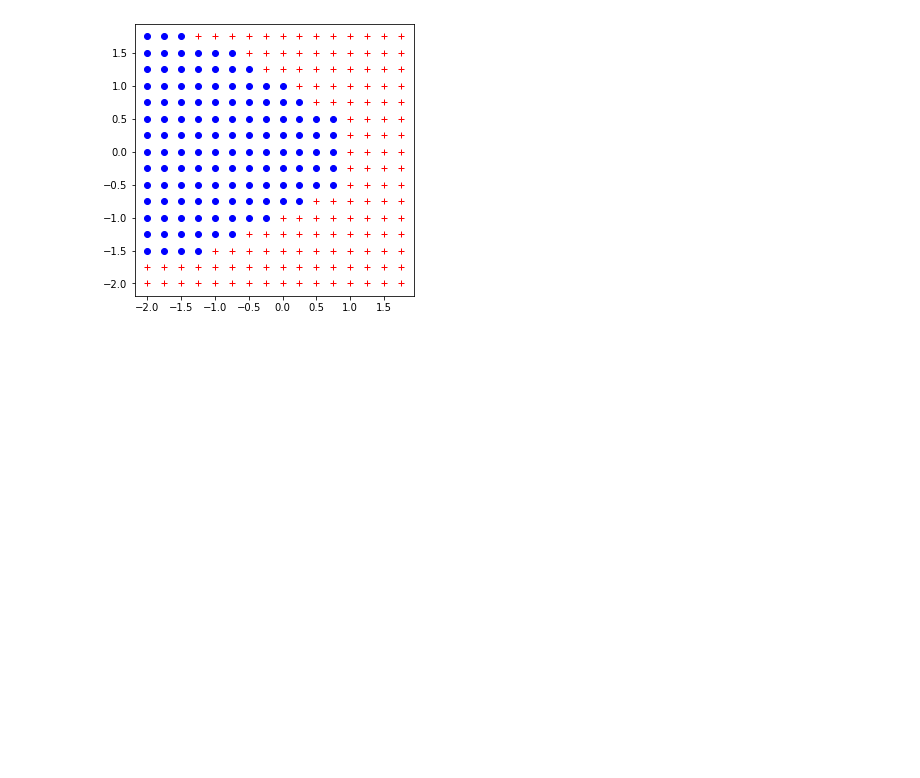
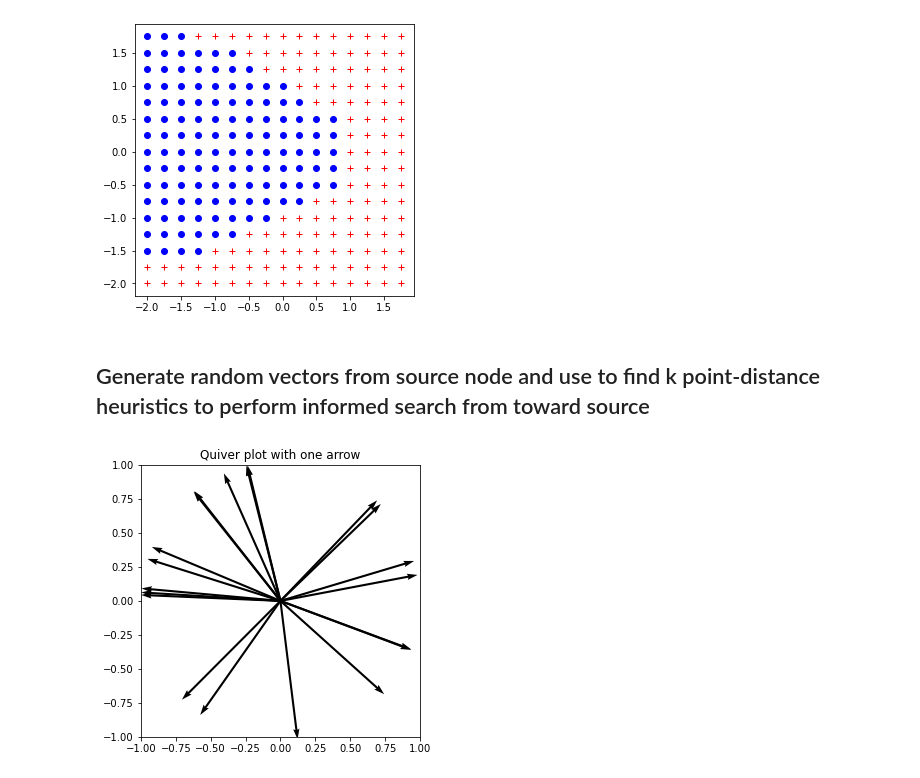
Before and after one commit to spkell/DFEST-Explainability, a Jupyter notebook: DeepFM-IntOnly.ipynb, the cells around one changed output. Saved outputs shown, nothing was run; the diff lists cells and outputs as text; code cells hidden in the pictures; blank space fills up the shorter version.

```diff
--- a/DeepFM-IntOnly.ipynb
+++ b/DeepFM-IntOnly.ipynb
@@ -638,3 +584,30 @@ for i in steps:
             plt.plot(i,j,'r+')
 # %% [output]
 [figure]
+# %% [markdown]
+Generate random vectors from source node and use to find k point-distance heuristics to perform informed search from toward source
+----
+# %%
+def generate_unit_vectors(nfeats,nvectors):
+
+    vectors = []
+    for _ in range(nvectors):
+        v = np.random.uniform(low=-1, high=1, size=(nfeats,))
+        v_hat = v / np.linalg.norm(v)
+        vectors.append(v_hat)
+    return vectors
+
+vectors = generate_unit_vectors(2,20)
+
+# Creating plot
+fig, ax = plt.subplots(figsize = (5, 5))
+for v in vectors:
+    ax.quiver(0, 0, v[0],v[1],scale=2)
+ax.set_title('Quiver plot with one arrow')
+
+# Show plot
+plt.ylim(-1,1)
+plt.xlim(-1,1)
+plt.show()
+# %% [output]
+[figure, added]
```
Also changed, not shown: parts of 9 cells of this notebook.
